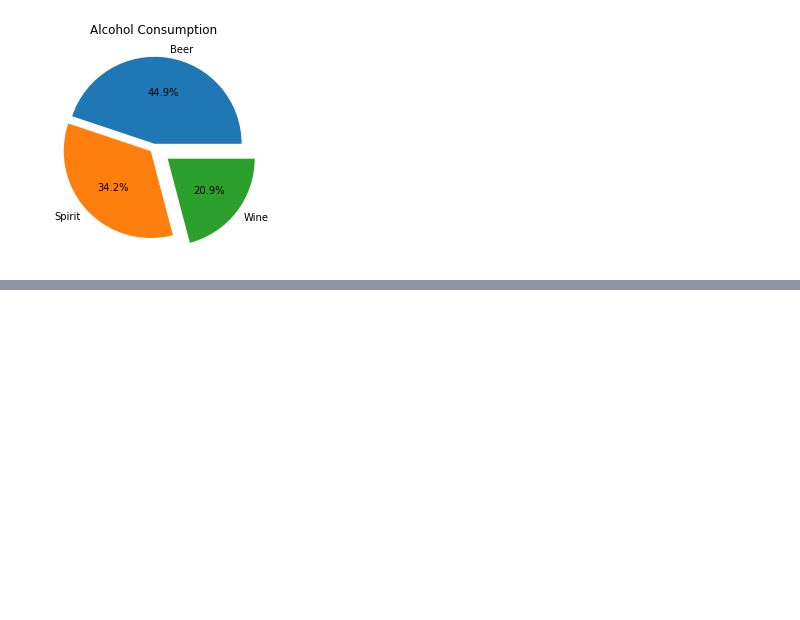
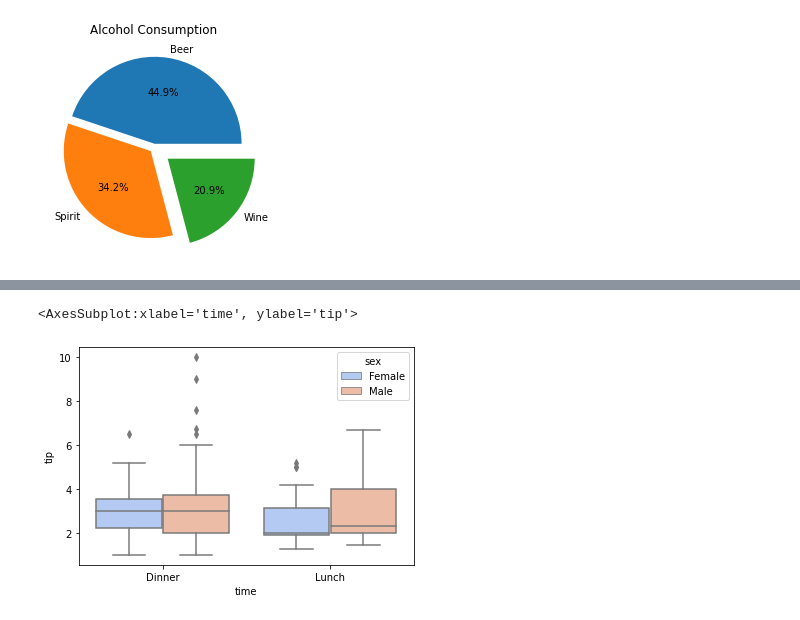
Before and after one commit to samewara/data-visualization, a Jupyter notebook: matplotlib-basic.ipynb, the cells around one changed output, grey strips where cells are left out. Cells and saved outputs as stored; diff of their text form; code cells hidden in the pictures; blank space fills up the shorter version.

```diff
--- a/matplotlib-basic.ipynb
+++ b/matplotlib-basic.ipynb
@@ -480,0 +494,13 @@ plt.show()
+# %%
+import pandas as pd
+import matplotlib.pyplot as plt
+import seaborn as sns
+
+tipsdf = pd.read_csv('data-files/tips.csv')
+sns.boxplot(x="time", y="tip",
+            hue='sex', data=tipsdf,
+            order=["Dinner", "Lunch"],
+            palette='coolwarm')
+# %% [output]
+<AxesSubplot:xlabel='time', ylabel='tip'>
+[figure, added]
```
Also changed, not shown: parts of 12 cells of this notebook, 1 other file.
